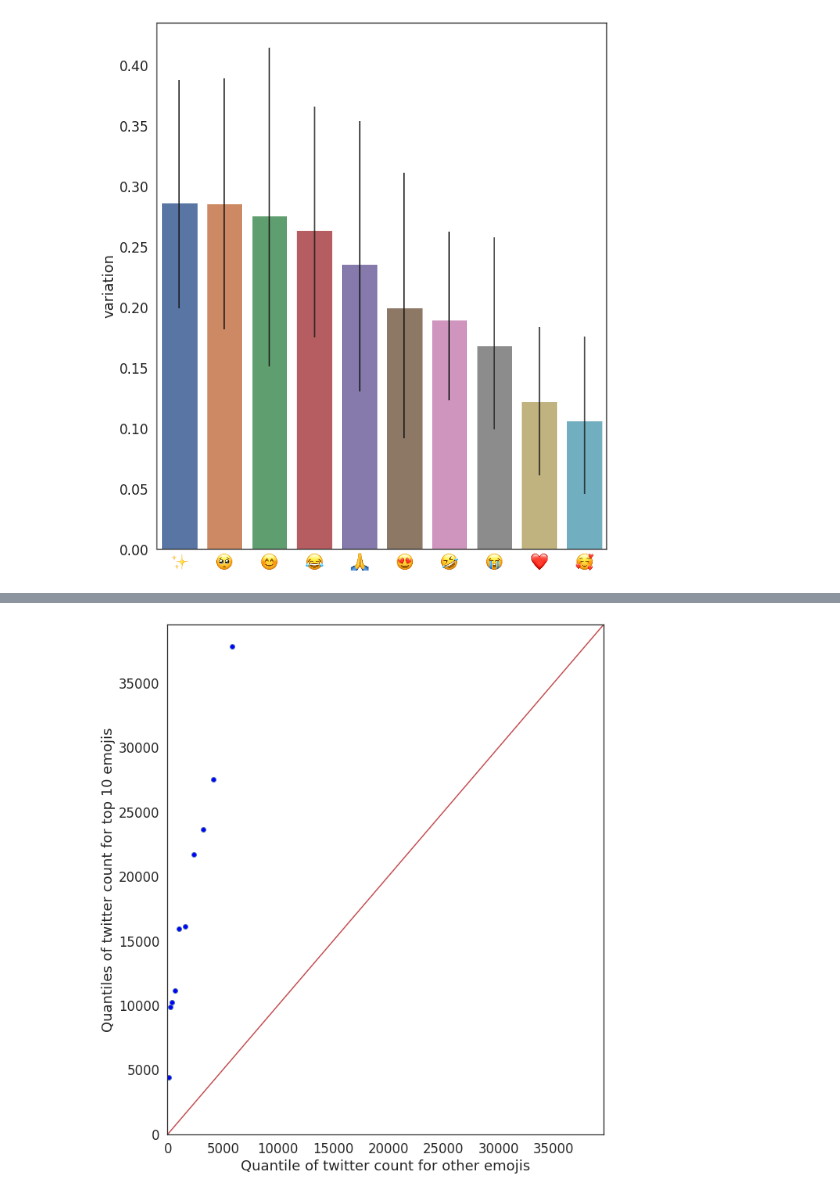
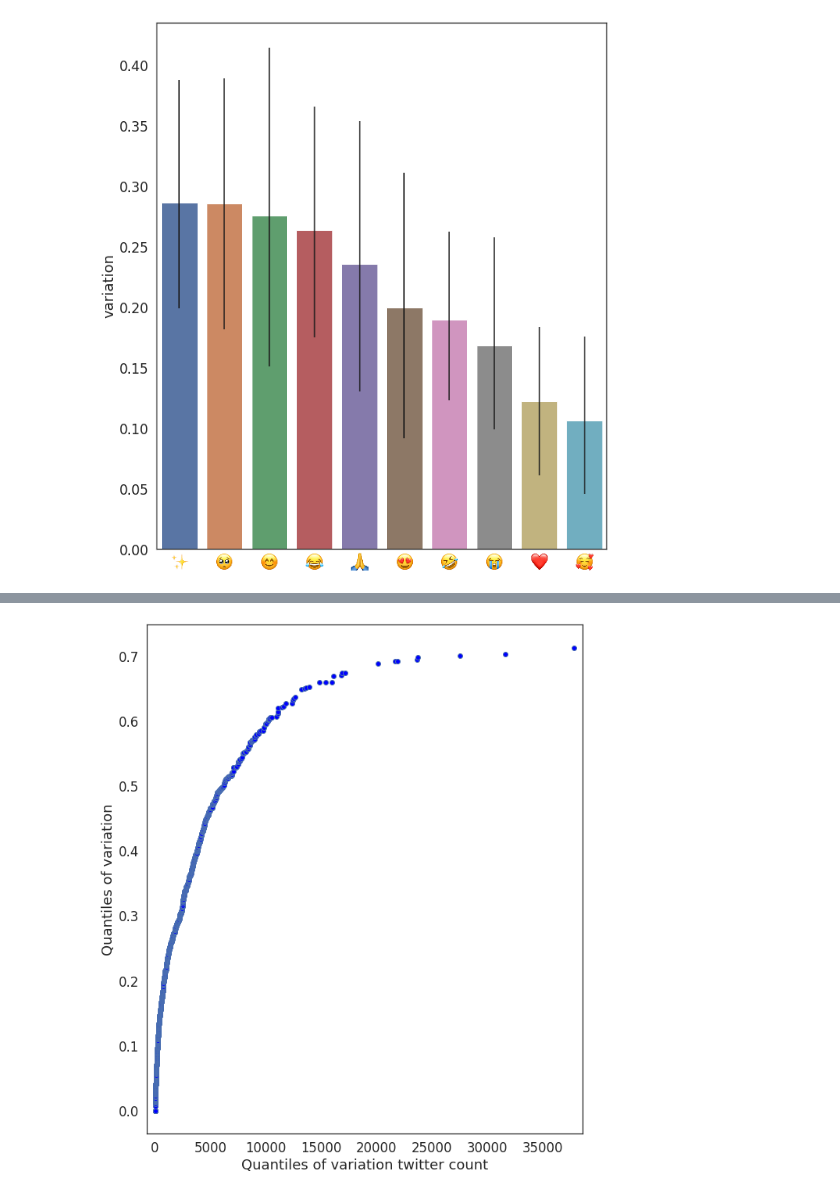
Before and after one commit to epfl-ada/emoji-ambiguity, a Jupyter notebook: notebooks/02_variation.ipynb, the cells around one changed output, grey strips where cells are left out. Cells and saved outputs as stored; diff of their text form; code cells hidden in the pictures.

```diff
--- a/notebooks/02_variation.ipynb
+++ b/notebooks/02_variation.ipynb
@@ -196,3 +194,0 @@ variations.corr('spearman')
-# %%
-variations["entropy"] = variations.vocabulary.apply(get_emoji_entropy)
-sns.jointplot(data=variations, x='variation', y='entropy', kind='hex', height=8);
@@ -211,8 +195,7 @@ variations[['variation', 'vocabulary size']].corr('spearman')
 # %% [markdown]
 ## Variation vs twitter frequency
 # %%
-path = "/home/jczestochowska/workspace/dlab/emoji-ambiguity/data/processed/twitter-api-context-free-emoji-counts.csv.gz"
-twitter_count = pd.read_csv(path)
+twitter_count = pd.read_csv(TWITTER_COUNTS)
 variations = pd.merge(variations, twitter_count, on='emoji', how='left').rename({"count": "twitter_count"}, axis=1)
 # %%
 g = sns.scatterplot(data=variations, x='variation', y='twitter_count')
@@ -302,12 +244,12 @@ fig3 = pp_x.qqplot(other=pp_y, line='45', ylabel='Quantiles of variation for top
-# %%
-x = top_ten.twitter_count.values
-y = variations[~variations.emoji.isin(top_10_emojis)].twitter_count.values
-
-pp_x = sm.ProbPlot(x)
-pp_y = sm.ProbPlot(y)
-
-# compare x quantiles to y quantiles
-fig3 = pp_x.qqplot(other=pp_y, line='45', ylabel='Quantiles of twitter count for top 10 emojis',\
-                                          xlabel='Quantile of twitter count for other emojis')
-# %% [output]
-[figure, removed]
+# %%
+x = variations.variation.values
+y = variations.twitter_count.values
+
+pp_x = sm.ProbPlot(x)
+pp_y = sm.ProbPlot(y)
+
+# compare x quantiles to y quantiles
+fig3 = pp_x.qqplot(other=pp_y, ylabel='Quantiles of variation',\
+                                          xlabel='Quantiles of variation twitter count')
+# %% [output]
+[figure, added]
```
Also changed, not shown: parts of 10 cells of this notebook, 13 other files.
